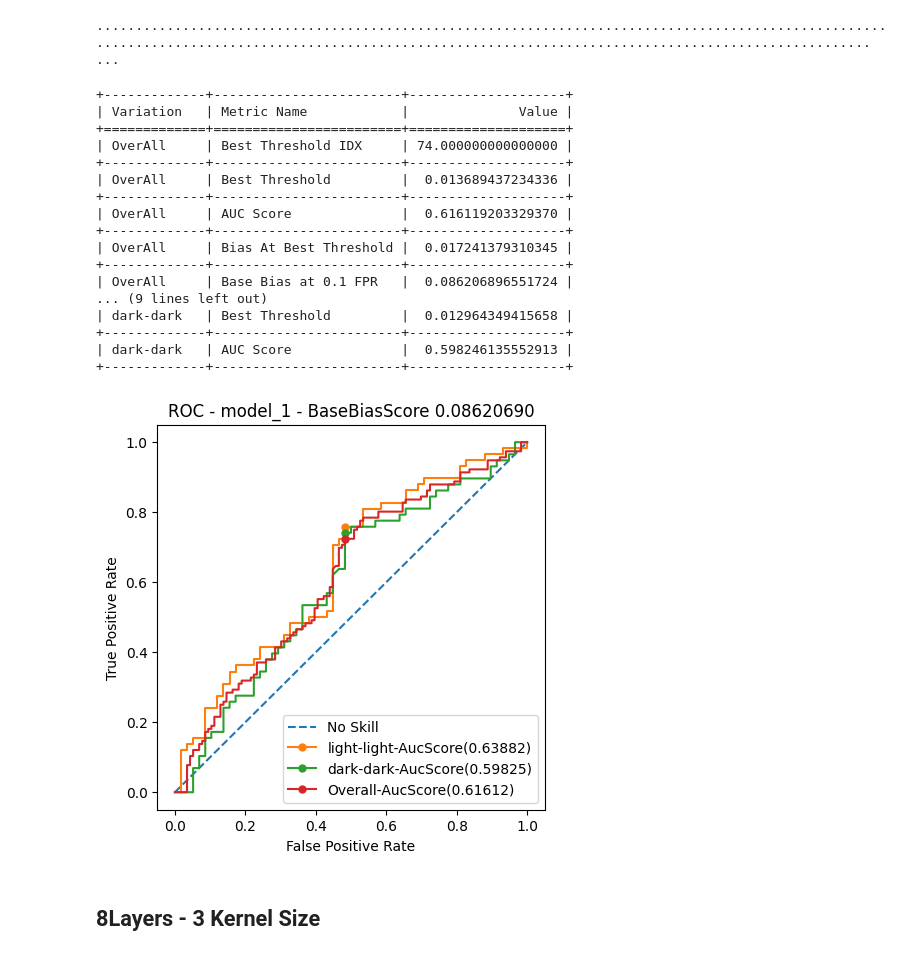
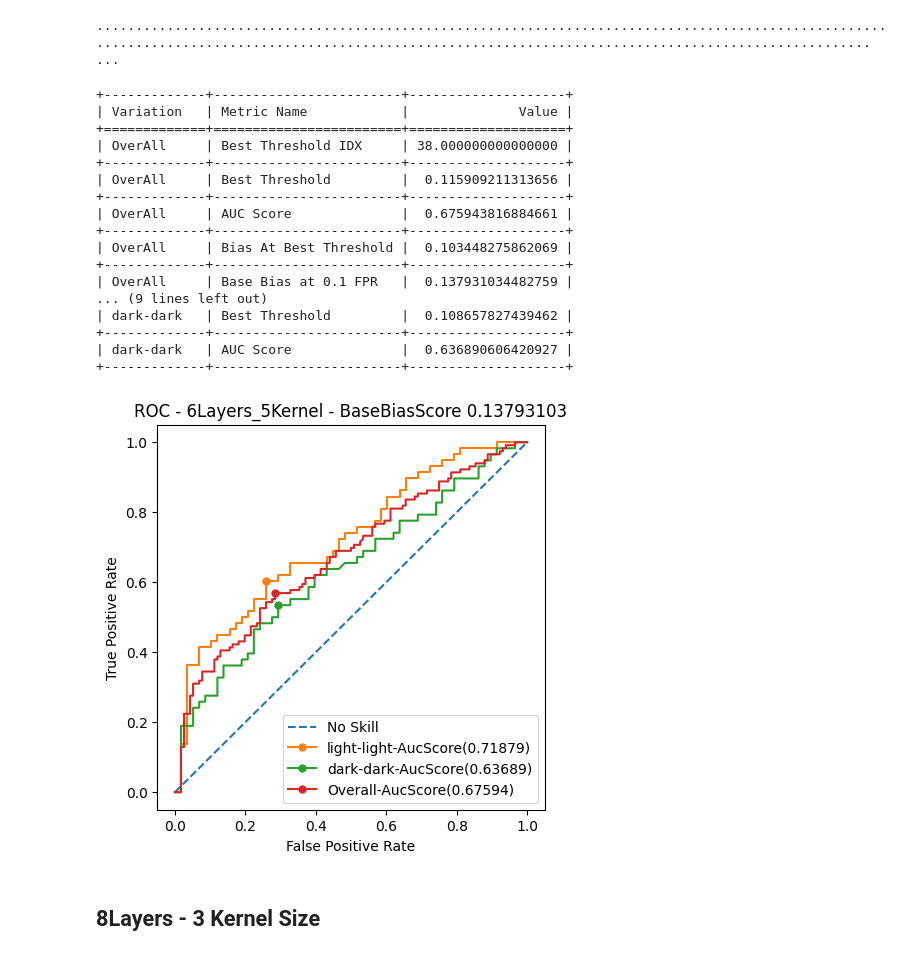
Before and after one commit to GhaidaAlAtoum/CS8321_FinalLab, a Jupyter notebook: code/compiling_results/compiling_results_run_h.ipynb, the cells around one changed output. Drawn from its saved outputs; the diff is of its cells as text; code cells hidden in the pictures.

```diff
--- a/code/compiling_results/compiling_results_run_h.ipynb
+++ b/code/compiling_results/compiling_results_run_h.ipynb
@@ -62,5 +57,9 @@ def get_result_paths_dict(run_id: str) -> dict:
 # %%
-run_h_model_paths = get_result_paths_dict(RUN_ID)
+run_h_model_paths = get_result_paths_dict(
+    layers = [2, 4, 6, 8, 10],
+    kernel_sizes = [3, 5],
+    run_id = RUN_ID
+)
 # %% [output]
 * No flat
 * 20 epochs
@@ -78,28 +77,30 @@ def get_last_flat_layer_name(model: Model) -> str:
             last_layer_name = layer.name
     return last_layer_name
 # %%
-def load_model_prep_for_bias_study(model_weight_path: str) -> Model:
-    model = load_model(model_weight_path)
+def load_model_prep_for_bias_study(model_paths: dict, num_conv_layers: int, kernerl_size: int) -> Model:
+    model = load_model(model_paths["{}_{}".format(num_conv_layers, kernerl_size)])
     embedding_layer = get_last_flat_layer_name(model)
-    print("Embedding Layer: {}".format(embedding_layer))
+    model_name = "{}Layers_{}Kernel".format(num_conv_layers, kernerl_size)
+    print("{} - Embedding Layer: {}".format(model_name, embedding_layer))
     model.trainable = False
     return Model(
+        name = model_name,
         inputs = model.input,
         outputs = model.get_layer(embedding_layer).output
     )
 # %%
-run_h_model_2_3 = load_model_prep_for_bias_study(run_h_model_paths["2_3"])
-run_h_model_2_5 = load_model_prep_for_bias_study(run_h_model_paths["2_5"])
+run_h_model_2_3 = load_model_prep_for_bias_study(model_paths = run_h_model_paths, num_conv_layers = 2, kernerl_size = 3)
+run_h_model_2_5 = load_model_prep_for_bias_study(model_paths = run_h_model_paths, num_conv_layers = 2, kernerl_size = 5)
 
-run_h_model_4_3 = load_model_prep_for_bias_study(run_h_model_paths["4_3"])
-run_h_model_4_5 = load_model_prep_for_bias_study(run_h_model_paths["4_5"])
+run_h_model_4_3 = load_model_prep_for_bias_study(model_paths = run_h_model_paths, num_conv_layers = 4, kernerl_size = 3)
+run_h_model_4_5 = load_model_prep_for_bias_study(model_paths = run_h_model_paths, num_conv_layers = 4, kernerl_size = 5)
 
-run_h_model_6_3 = load_model_prep_for_bias_study(run_h_model_paths["6_3"])
-run_h_model_6_5 = load_model_prep_for_bias_study(run_h_model_paths["6_5"])
+run_h_model_6_3 = load_model_prep_for_bias_study(model_paths = run_h_model_paths, num_conv_layers = 6, kernerl_size = 3)
+run_h_model_6_5 = load_model_prep_for_bias_study(model_paths = run_h_model_paths, num_conv_layers = 6, kernerl_size = 5)
 
-run_h_model_8_3 = load_model_prep_for_bias_study(run_h_model_paths["8_3"])
-run_h_model_8_5 = load_model_prep_for_bias_study(run_h_model_paths["8_5"])
+run_h_model_8_3 = load_model_prep_for_bias_study(model_paths = run_h_model_paths, num_conv_layers = 8, kernerl_size = 3)
+run_h_model_8_5 = load_model_prep_for_bias_study(model_paths = run_h_model_paths, num_conv_layers = 8, kernerl_size = 5)
 
-run_h_model_10_3 = load_model_prep_for_bias_study(run_h_model_paths["10_3"])
-run_h_model_10_5 = load_model_prep_for_bias_study(run_h_model_paths["10_5"])
+run_h_model_10_3 = load_model_prep_for_bias_study(model_paths = run_h_model_paths, num_conv_layers = 10, kernerl_size = 3)
+run_h_model_10_5 = load_model_prep_for_bias_study(model_paths = run_h_model_paths, num_conv_layers = 10, kernerl_size = 5)
 # %% [output]
@@ -395,29 +393,29 @@ run_h_model_6_5_bias_result = PredictionToolKit.predict(
 # %% [output]
 ........................................................................................................................................................................................................ ...
 # %%
-print(run_h_model_2_5_bias_result)
+print(run_h_model_6_5_bias_result)
 # %% [output]
 +-------------+------------------------+--------------------+
 | Variation   | Metric Name            |              Value |
 +=============+========================+====================+
-| OverAll     | Best Threshold IDX     | 74.000000000000000 |
+| OverAll     | Best Threshold IDX     | 38.000000000000000 |
 +-------------+------------------------+--------------------+
-| OverAll     | Best Threshold         |  0.013689437234336 |
+| OverAll     | Best Threshold         |  0.115909211313656 |
 +-------------+------------------------+--------------------+
-| OverAll     | AUC Score              |  0.616119203329370 |
+| OverAll     | AUC Score              |  0.675943816884661 |
 +-------------+------------------------+--------------------+
-| OverAll     | Bias At Best Threshold |  0.017241379310345 |
+| OverAll     | Bias At Best Threshold |  0.103448275862069 |
 +-------------+------------------------+--------------------+
-| OverAll     | Base Bias at 0.1 FPR   |  0.086206896551724 |
+| OverAll     | Base Bias at 0.1 FPR   |  0.137931034482759 |
 ... (9 lines left out)
-| dark-dark   | Best Threshold         |  0.012964349415658 |
+| dark-dark   | Best Threshold         |  0.108657827439462 |
 +-------------+------------------------+--------------------+
-| dark-dark   | AUC Score              |  0.598246135552913 |
+| dark-dark   | AUC Score              |  0.636890606420927 |
 +-------------+------------------------+--------------------+
 # %%
-PredictionPlotKit.plot_roc(run_h_model_2_5_bias_result)
+PredictionPlotKit.plot_roc(run_h_model_6_5_bias_result)
 # %% [output]
-[figure, old version]
+[figure, new version]
 # %% [markdown]
 ## 8Layers - 3 Kernel Size
 # %%
```
Also changed, not shown: parts of 32 cells of this notebook, 15 other files.
